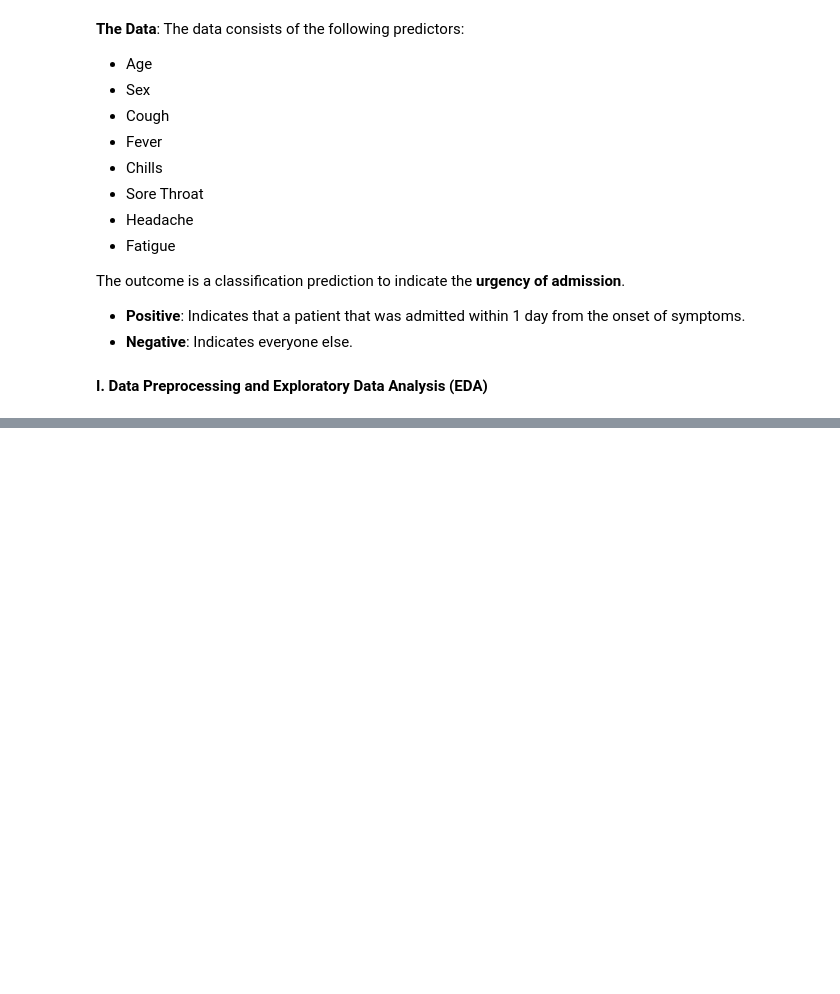
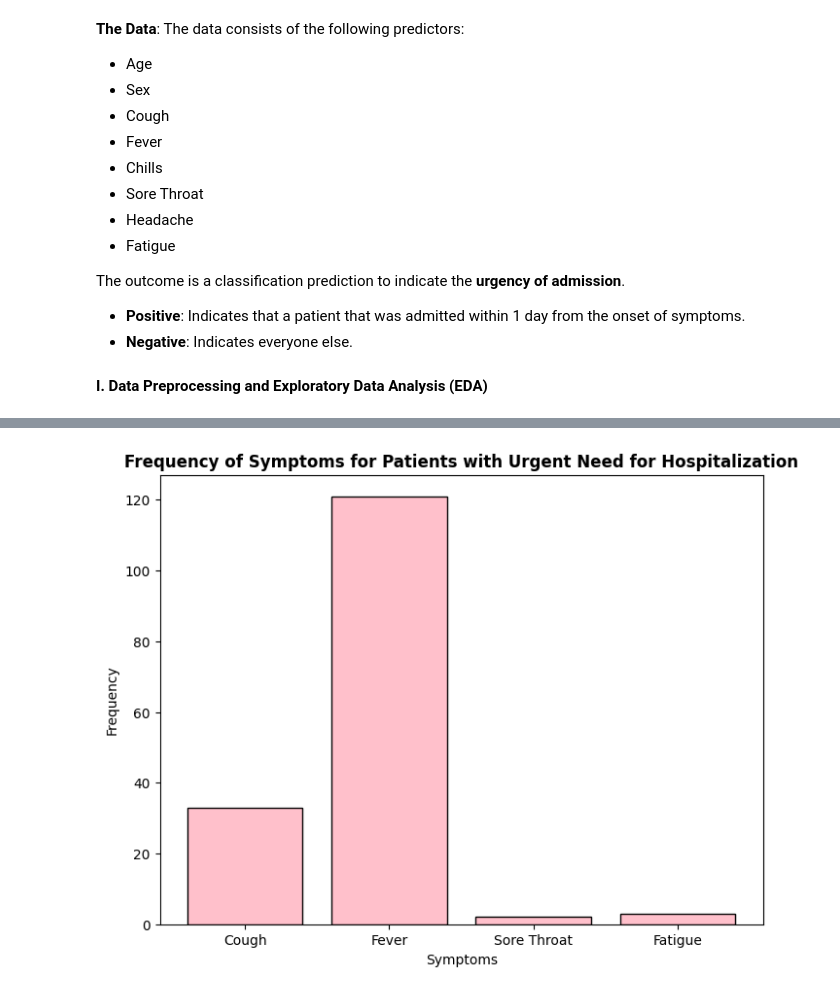
Before and after one commit to sayukiusui/Capstone-IDSCP, a Jupyter notebook: Capstone.ipynb, the cells around one changed output, grey strips where cells are left out. Saved outputs shown, nothing was run; the diff lists cells and outputs as text; code cells hidden in the pictures; blank space fills up the shorter version.

```diff
--- a/Capstone.ipynb
+++ b/Capstone.ipynb
@@ -22,0 +179,4 @@ The outcome is a classification prediction to indicate the **urgency of admissio
+# %%
+# Drop rows where Urgency is equal to 0 (not urgent)
+df_symptoms = df[df['Urgency'] !=0]
+df_symptoms
@@ -22,0 +197,23 @@ The outcome is a classification prediction to indicate the **urgency of admissio
+# %%
+# Plot an appropriate graph to answer the following question
+
+# Your code here
+urgent_patients = df_symptoms[df_symptoms['Urgency'] == 1]
+
+frequency_cough = urgent_patients['cough'].sum()
+frequency_fever = urgent_patients['fever'].sum()
+frequency_sorethroat = urgent_patients['sore_throat'].sum()
+frequency_fatigue = urgent_patients['fatigue'].sum()
+
+symptoms = ['Cough', 'Fever', 'Sore Throat', 'Fatigue']
+frequencies = [frequency_cough, frequency_fever, frequency_sorethroat, frequency_fatigue]
+
+plt.figure(figsize=(8, 6))
+plt.bar(symptoms, frequencies, color='pink', edgecolor='black')
+plt.xlabel('Symptoms', fontsize=10)
+plt.ylabel('Frequency', fontsize=10)
+plt.title('Frequency of Symptoms for Patients with Urgent Need for Hospitalization', fontsize=12, weight='bold')
+
+plt.show();
+# %% [output]
+[figure, added]
```
Also changed, not shown: parts of 64 cells of this notebook, 6 other files.
